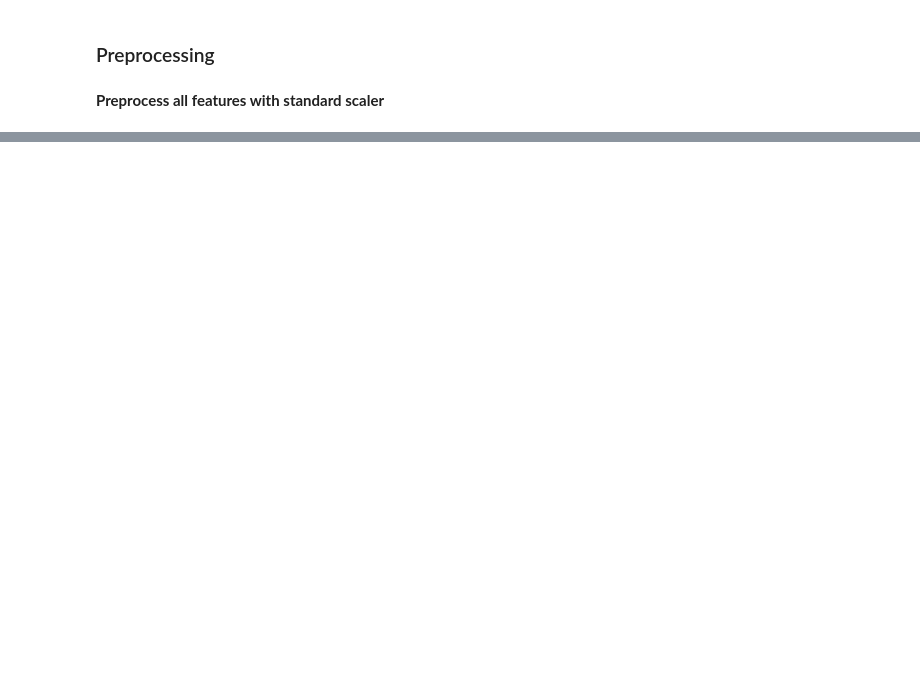
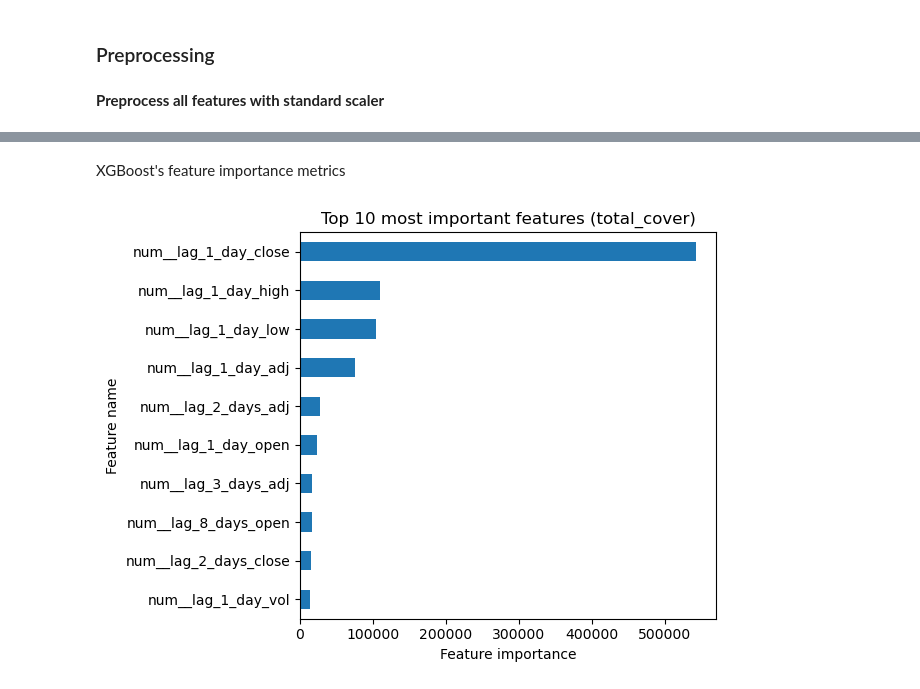
Before and after one commit to leehengpan/AAPL-StockPriceAnalysis, a Jupyter notebook: src/Apple_Stock_Price_Prediction.ipynb, the cells around one changed output, grey strips where cells are left out. Drawn from its saved outputs; the diff is of its cells as text; code cells hidden in the pictures; blank space fills up the shorter version.

```diff
--- a/src/Apple_Stock_Price_Prediction.ipynb
+++ b/src/Apple_Stock_Price_Prediction.ipynb
@@ -635,0 +1113,20 @@ print(X_train_sc)
+# %% [markdown]
+XGBoost's feature importance metrics
+# %%
+total_cover = XGB.get_booster().get_score(importance_type="total_cover")
+
+total_cover_df = pd.DataFrame(
+    [key, total_cover[key]] for key in sorted(total_cover, key=total_cover.get, reverse=True)[:10]
+)
+
+# total_cover_df
+
+fig, ax = plt.subplots()
+total_cover_df[1][-1::-1].plot.barh(ax=ax)
+ax.set_title("Top 10 most important features (total_cover)")
+ax.set_yticklabels(total_cover_df[0][-1::-1])
+ax.set_ylabel("Feature name")
+ax.set_xlabel("Feature importance")
+fig.tight_layout()
+# %% [output]
+[figure, added]
```
Also changed, not shown: parts of 43 cells of this notebook.
